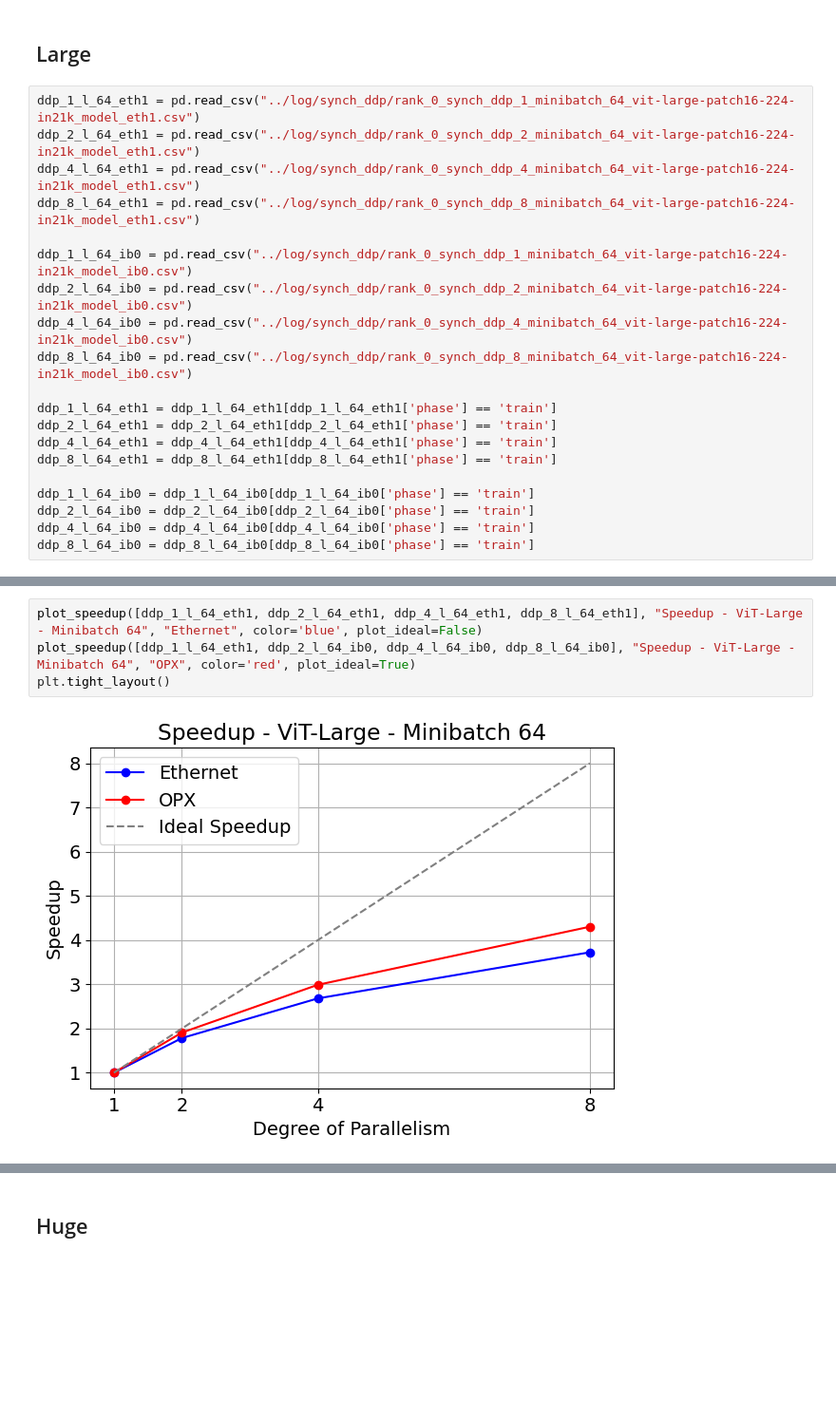
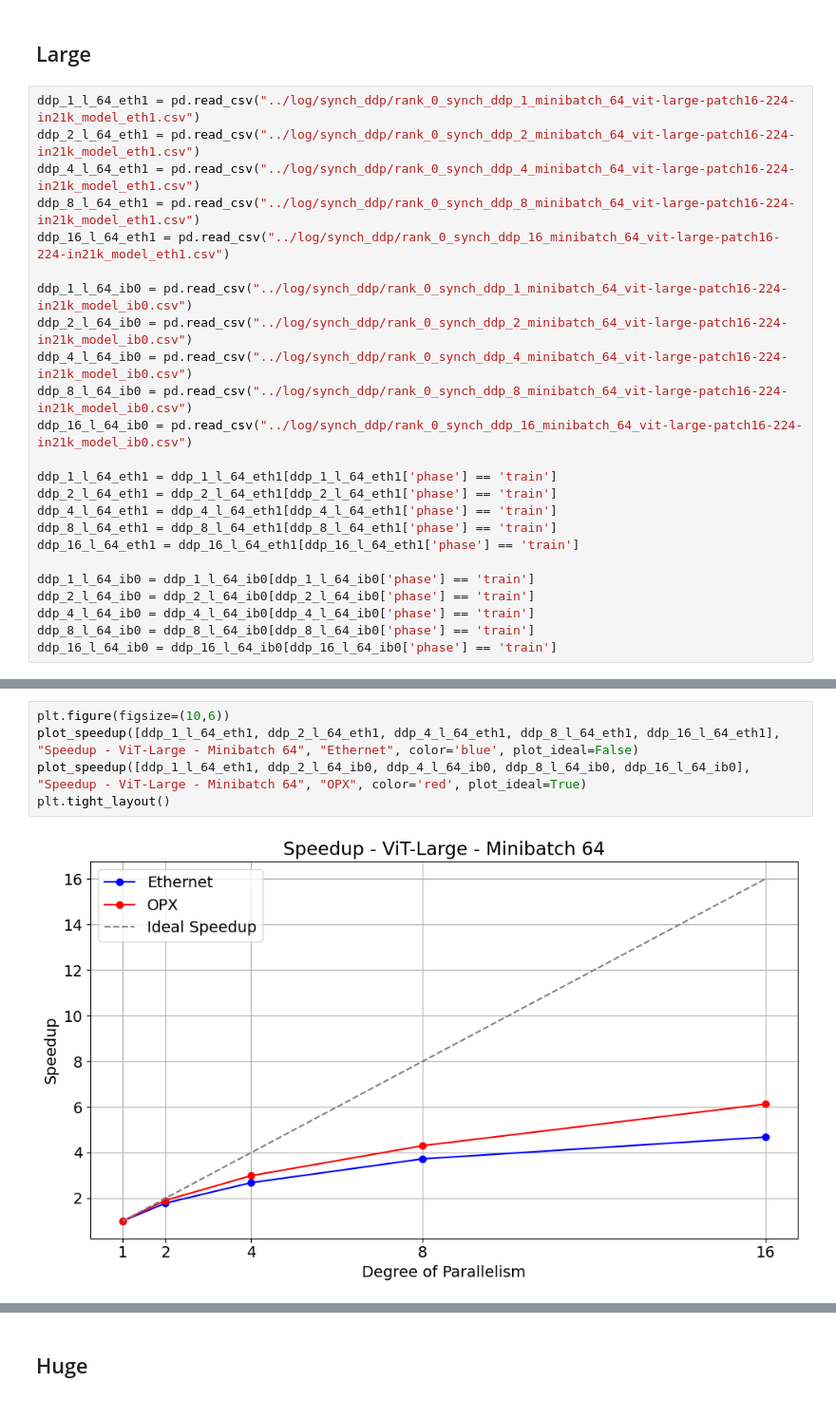
Before and after one commit to JacopoRaffi/Master_Thesis, a Jupyter notebook: analysis/ddp.ipynb, the cells around one changed output, grey strips where cells are left out. Shown: that part at 95% size. Drawn from its saved outputs; the diff is of its cells as text; blank space fills up the shorter version.

Commit message:
completed DDP synch

```diff
--- a/analysis/ddp.ipynb
+++ b/analysis/ddp.ipynb
@@ -120,21 +120,25 @@ ddp_1_l_64_eth1 = pd.read_csv("../log/synch_ddp/rank_0_synch_ddp_1_minibatch_64_
 ddp_2_l_64_eth1 = pd.read_csv("../log/synch_ddp/rank_0_synch_ddp_2_minibatch_64_vit-large-patch16-224-in21k_model_eth1.csv")
 ddp_4_l_64_eth1 = pd.read_csv("../log/synch_ddp/rank_0_synch_ddp_4_minibatch_64_vit-large-patch16-224-in21k_model_eth1.csv")
 ddp_8_l_64_eth1 = pd.read_csv("../log/synch_ddp/rank_0_synch_ddp_8_minibatch_64_vit-large-patch16-224-in21k_model_eth1.csv")
+ddp_16_l_64_eth1 = pd.read_csv("../log/synch_ddp/rank_0_synch_ddp_16_minibatch_64_vit-large-patch16-224-in21k_model_eth1.csv")
 
 ddp_1_l_64_ib0 = pd.read_csv("../log/synch_ddp/rank_0_synch_ddp_1_minibatch_64_vit-large-patch16-224-in21k_model_ib0.csv")
 ddp_2_l_64_ib0 = pd.read_csv("../log/synch_ddp/rank_0_synch_ddp_2_minibatch_64_vit-large-patch16-224-in21k_model_ib0.csv")
 ddp_4_l_64_ib0 = pd.read_csv("../log/synch_ddp/rank_0_synch_ddp_4_minibatch_64_vit-large-patch16-224-in21k_model_ib0.csv")
 ddp_8_l_64_ib0 = pd.read_csv("../log/synch_ddp/rank_0_synch_ddp_8_minibatch_64_vit-large-patch16-224-in21k_model_ib0.csv")
+ddp_16_l_64_ib0 = pd.read_csv("../log/synch_ddp/rank_0_synch_ddp_16_minibatch_64_vit-large-patch16-224-in21k_model_ib0.csv")
 
 ddp_1_l_64_eth1 = ddp_1_l_64_eth1[ddp_1_l_64_eth1['phase'] == 'train']
 ddp_2_l_64_eth1 = ddp_2_l_64_eth1[ddp_2_l_64_eth1['phase'] == 'train']
 ddp_4_l_64_eth1 = ddp_4_l_64_eth1[ddp_4_l_64_eth1['phase'] == 'train']
 ddp_8_l_64_eth1 = ddp_8_l_64_eth1[ddp_8_l_64_eth1['phase'] == 'train']
+ddp_16_l_64_eth1 = ddp_16_l_64_eth1[ddp_16_l_64_eth1['phase'] == 'train']
 
 ddp_1_l_64_ib0 = ddp_1_l_64_ib0[ddp_1_l_64_ib0['phase'] == 'train']
 ddp_2_l_64_ib0 = ddp_2_l_64_ib0[ddp_2_l_64_ib0['phase'] == 'train']
 ddp_4_l_64_ib0 = ddp_4_l_64_ib0[ddp_4_l_64_ib0['phase'] == 'train']
 ddp_8_l_64_ib0 = ddp_8_l_64_ib0[ddp_8_l_64_ib0['phase'] == 'train']
+ddp_16_l_64_ib0 = ddp_16_l_64_ib0[ddp_16_l_64_ib0['phase'] == 'train']
 # %%
 ddp_1_l_128_eth1 = pd.read_csv("../log/synch_ddp/rank_0_synch_ddp_1_minibatch_128_vit-large-patch16-224-in21k_model_eth1.csv")
 ddp_2_l_128_eth1 = pd.read_csv("../log/synch_ddp/rank_0_synch_ddp_2_minibatch_128_vit-large-patch16-224-in21k_model_eth1.csv")
@@ -178,7 +190,8 @@ ddp_8_l_256_ib0 = ddp_8_l_256_ib0[ddp_8_l_256_ib0['phase'] == 'train']
 # %%
-plot_speedup([ddp_1_l_64_eth1, ddp_2_l_64_eth1, ddp_4_l_64_eth1, ddp_8_l_64_eth1], "Speedup - ViT-Large - Minibatch 64", "Ethernet", color='blue', plot_ideal=False)
-plot_speedup([ddp_1_l_64_eth1, ddp_2_l_64_ib0, ddp_4_l_64_ib0, ddp_8_l_64_ib0], "Speedup - ViT-Large - Minibatch 64", "OPX", color='red', plot_ideal=True)
+plt.figure(figsize=(10,6))
+plot_speedup([ddp_1_l_64_eth1, ddp_2_l_64_eth1, ddp_4_l_64_eth1, ddp_8_l_64_eth1, ddp_16_l_64_eth1], "Speedup - ViT-Large - Minibatch 64", "Ethernet", color='blue', plot_ideal=False)
+plot_speedup([ddp_1_l_64_eth1, ddp_2_l_64_ib0, ddp_4_l_64_ib0, ddp_8_l_64_ib0, ddp_16_l_64_ib0], "Speedup - ViT-Large - Minibatch 64", "OPX", color='red', plot_ideal=True)
 plt.tight_layout()
 # %% [output]
-[figure, old version]
+[figure, new version]
 # %%
```
Also changed, not shown: parts of 10 cells of this notebook.
